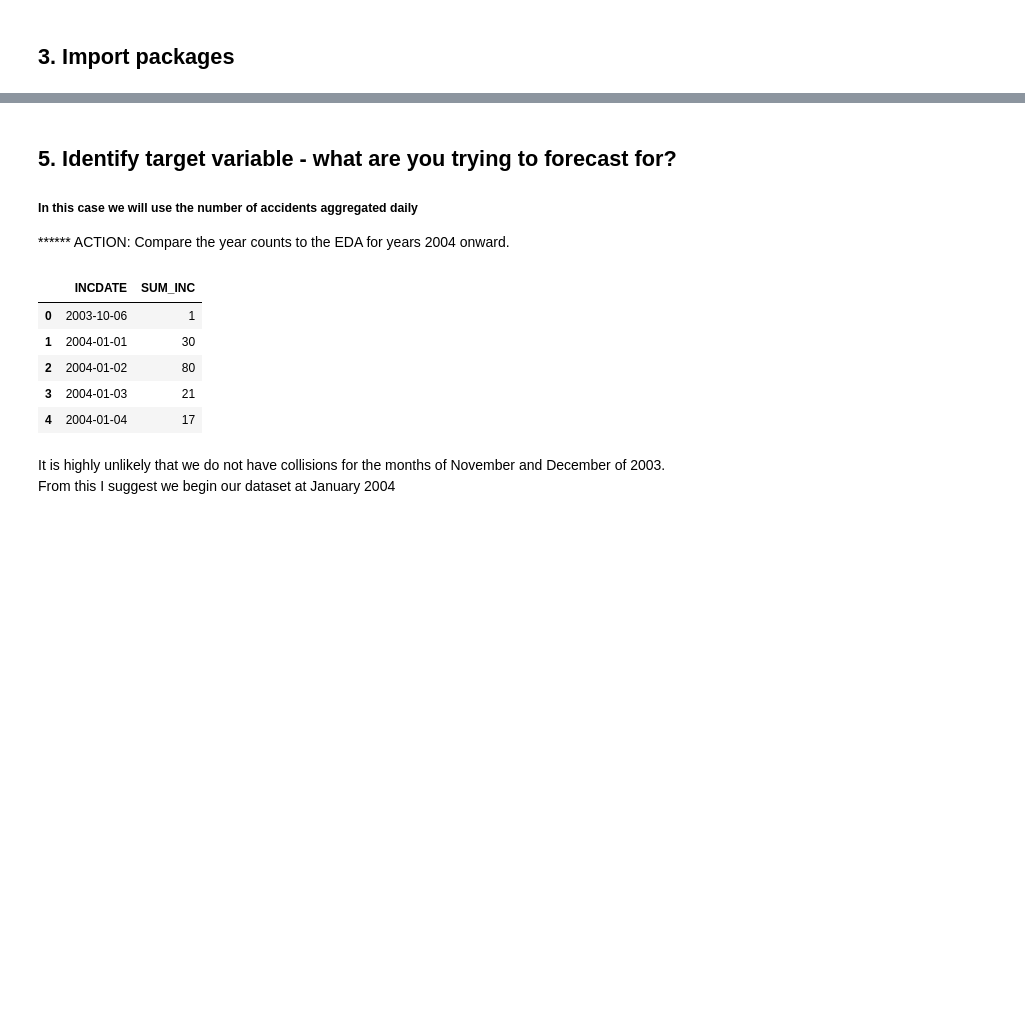
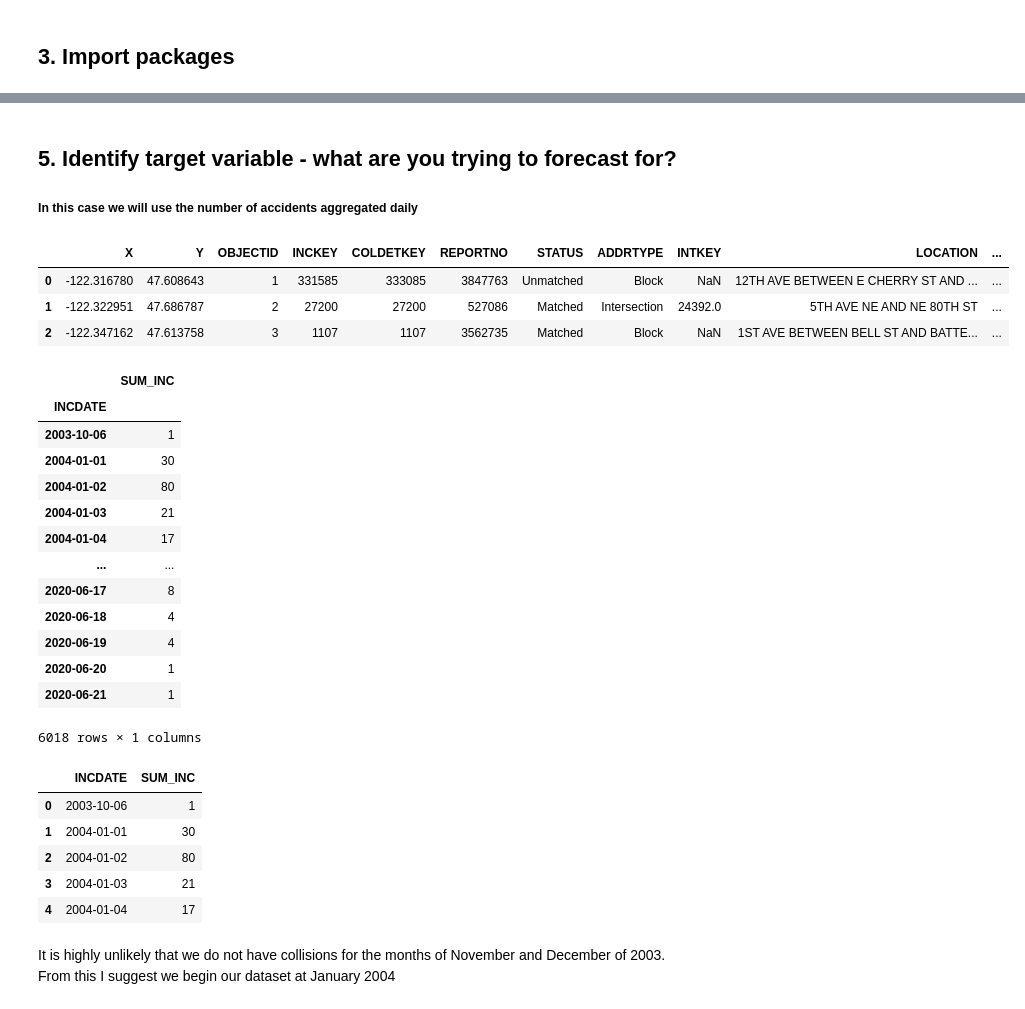
Before and after one commit to meghasin/Collisions_Data, a Jupyter notebook: Collisions_TimeSeries.ipynb, the cells around one changed output, grey strips where cells are left out. Saved outputs shown, nothing was run; the diff lists cells and outputs as text; code cells hidden in the pictures; blank space fills up the shorter version.

```diff
--- a/Collisions_TimeSeries.ipynb
+++ b/Collisions_TimeSeries.ipynb
@@ -115,0 +132,28 @@ df = rdf.copy()
+# %%
+# basic check to ensure we're not missing a lot of data:
+
+total_null = df["INCDATE"].isnull().sum()
+print("{} total rows with missing date values ({}%)\n".format(total_null,
+                                                           round((100*total_null)/df.shape[0], 1)))
+
+
+# look at overall trends in the data:
+
+df["INCDATE"] = df["INCDATE"].astype("datetime64")
+
+df["TOTAL_INJURIES"] = df["INJURIES"] + df["SERIOUSINJURIES"] + df["FATALITIES"]
+
+df_sum = df[["INCDATE", "PERSONCOUNT", "VEHCOUNT", "TOTAL_INJURIES", "INJURIES",
+             "SERIOUSINJURIES", "FATALITIES", "OBJECTID"]]
+df_sum = df_sum.groupby("INCDATE").agg({"OBJECTID": "count", "TOTAL_INJURIES": "sum",
+                                         "INJURIES": "sum", "SERIOUSINJURIES": "sum",
+                                         "FATALITIES": "sum", "PERSONCOUNT": "sum",
+                                         "VEHCOUNT": "sum"})
+df_sum.rename(columns={"OBJECTID": "COLLISIONS",
+                       "INJURIES": "MINOR_INJURIES",
+                       "SERIOUSINJURIES": "SERIOUS_INJURIES",
+                       "FATALITIES": "FATALITIES",
+                       "PERSONCOUNT": "PEOPLE",
+                       "VEHCOUNT": "VEHICLES"}, inplace=True)
+df_sum = df_sum[df_sum.index >= (pd.to_datetime('2004-01-01'))]
+df_sum.head(10)
@@ -116,25 +234,43 @@ df = rdf.copy()
 # %% [markdown]
 ## 5. Identify target variable - what are you trying to forecast for?
+
 ##### In this case we will use the number of accidents aggregated daily
-
-****** ACTION: Compare the year counts to the EDA for years 2004 onward.
 # %%
 #convert the date to datetime format (ISO 8601 YYYY-MM-DD format)
 df['INCDATE'] = df['INCDATE'].astype('datetime64')
-df.head()
+df.head(3)
 
-df_agg = df.groupby(['INCDATE'])['INCKEY'].agg({'INCKEY':'count'}).rename(columns={'INCKEY': 'SUM_INC'}).reset_index()
+df_agg = df.groupby(['INCDATE'])['INCKEY'].agg({'INCKEY':'count'})\
+           .rename(columns={'INCKEY': 'SUM_INC'}).reset_index()
 df_agg.set_index('INCDATE')
 #sort the values by day
 df_agg = df_agg.sort_values(by=['INCDATE'])
 df_agg.head()
 # %% [output]
-|  | INCDATE | SUM_INC |
-| 0 | 2003-10-06 | 1 |
-| 1 | 2004-01-01 | 30 |
-| 2 | 2004-01-02 | 80 |
-| 3 | 2004-01-03 | 21 |
-| 4 | 2004-01-04 | 17 |
+|  | X | Y | OBJECTID | INCKEY | COLDETKEY | REPORTNO | STATUS | ADDRTYPE | INTKEY | LOCATION | ... |
+| 0 | -122.316780 | 47.608643 | 1 | 331585 | 333085 | 3847763 | Unmatched | Block | NaN | 12TH AVE BETWEEN E CHERRY ST AND ... | ... |
+| 1 | -122.322951 | 47.686787 | 2 | 27200 | 27200 | 527086 | Matched | Intersection | 24392.0 | 5TH AVE NE AND NE 80TH ST | ... |
+| 2 | -122.347162 | 47.613758 | 3 | 1107 | 1107 | 3562735 | Matched | Block | NaN | 1ST AVE BETWEEN BELL ST AND BATTE... | ... |
+|  | SUM_INC |
+| INCDATE |  |
+| 2003-10-06 | 1 |
+| 2004-01-01 | 30 |
+| 2004-01-02 | 80 |
+| 2004-01-03 | 21 |
+| 2004-01-04 | 17 |
+| ... | ... |
+| 2020-06-17 | 8 |
+| 2020-06-18 | 4 |
+| 2020-06-19 | 4 |
+| 2020-06-20 | 1 |
+| 2020-06-21 | 1 |
+6018 rows × 1 columns
+|  | INCDATE | SUM_INC |
+| 0 | 2003-10-06 | 1 |
+| 1 | 2004-01-01 | 30 |
+| 2 | 2004-01-02 | 80 |
+| 3 | 2004-01-03 | 21 |
+| 4 | 2004-01-04 | 17 |
 # %% [markdown]
 It is highly unlikely that we do not have collisions for the months of November and December of 2003.
 <br>From this I suggest we begin our dataset at January 2004
```
Also changed, not shown: parts of 18 cells of this notebook.
